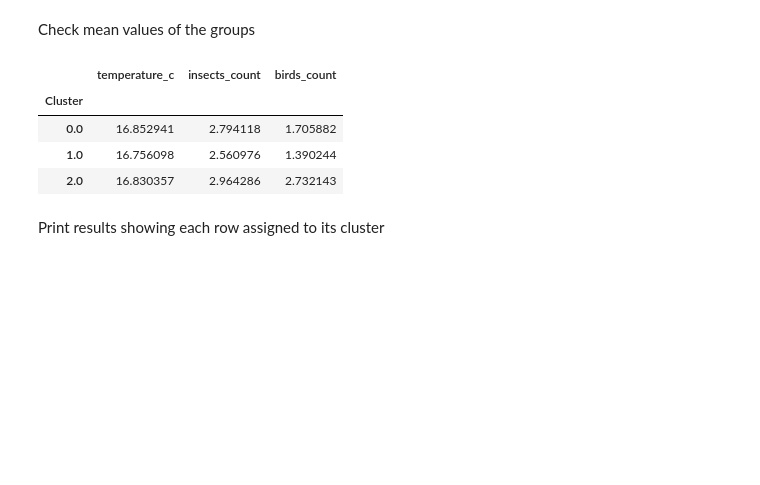
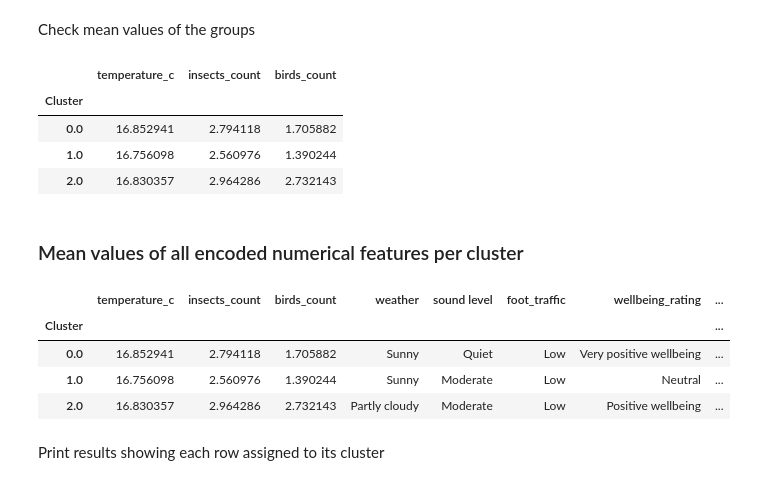
Before and after one commit to ArlenATU/machineLearningProject, a Jupyter notebook: Project.ipynb, the cells around one changed output. Drawn from its saved outputs; the diff is of its cells as text; code cells hidden in the pictures; blank space fills up the shorter version.

Commit message:
worked on displaying mean values

```diff
--- a/Project.ipynb
+++ b/Project.ipynb
@@ -109,6 +109,26 @@ df_cleaned.groupby('Cluster').mean(numeric_only=True)
 | 0.0 | 16.852941 | 2.794118 | 1.705882 |
 | 1.0 | 16.756098 | 2.560976 | 1.390244 |
 | 2.0 | 16.830357 | 2.964286 | 2.732143 |
+# %% [markdown]
+### Mean values of all encoded numerical features per cluster
+# %%
+# 1. Separate our 8 selected features into numerical and categorical lists
+numeric_feats = ['temperature_c', 'insects_count', 'birds_count']
+categorical_feats = ['weather', 'sound level', 'foot_traffic', 'wellbeing_rating', 'stress_rating']
+
+# 2. Calculate the mean for numeric columns and the mode (most common value) for text columns
+numeric_means = df_cleaned.groupby('Cluster')[numeric_feats].mean()
+categorical_modes = df_cleaned.groupby('Cluster')[categorical_feats].agg(lambda x: x.mode()[0])
+
+# 3. Combine them together so I see exactly my 8 features
+cluster_summary = pd.concat([numeric_means, categorical_modes], axis=1)
+display(cluster_summary)
+# %% [output]
+|  | temperature_c | insects_count | birds_count | weather | sound level | foot_traffic | wellbeing_rating | ... |
+| Cluster |  |  |  |  |  |  |  | ... |
+| 0.0 | 16.852941 | 2.794118 | 1.705882 | Sunny | Quiet | Low | Very positive wellbeing | ... |
+| 1.0 | 16.756098 | 2.560976 | 1.390244 | Sunny | Moderate | Low | Neutral | ... |
+| 2.0 | 16.830357 | 2.964286 | 2.732143 | Partly cloudy | Moderate | Low | Positive wellbeing | ... |
 # %% [markdown]
 Print results showing each row assigned to its cluster
 # %%
```
